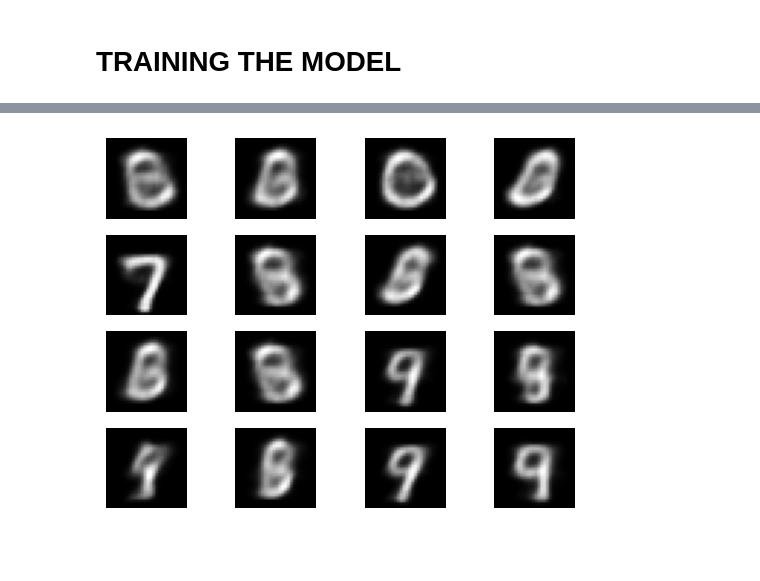
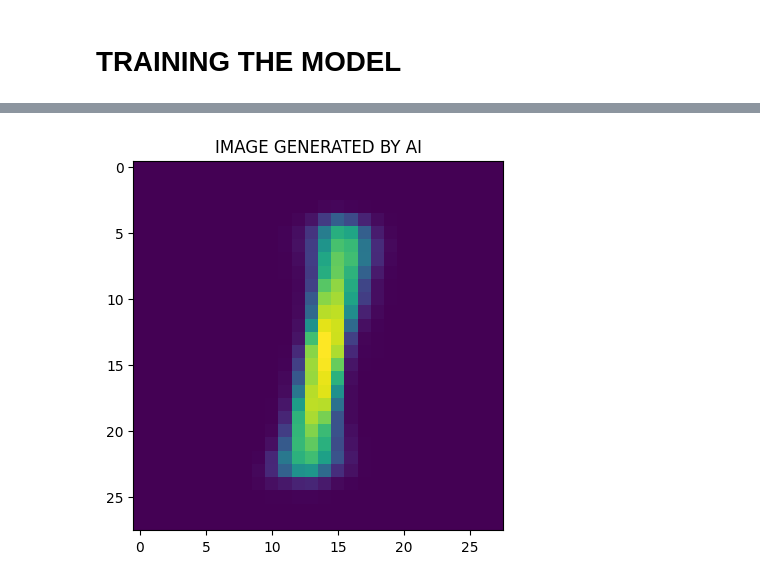
Before and after one commit to HariSkr11/Generating-digit-image-using-Generative-AI, a Jupyter notebook: model.ipynb, the cells around one changed output, grey strips where cells are left out. Cells and saved outputs as stored; diff of their text form; code cells hidden in the pictures; blank space fills up the shorter version.

```diff
--- a/model.ipynb
+++ b/model.ipynb
@@ -151,17 +187,11 @@ def train_step(model,x,optimizer):
 optimizer = tf.keras.optimizers.Adam(1e-4)
 model = CVAR(2,(28,28,1))
 # %%
-def predict(model,epoch,test_sample,save = True):
+def predict(model,test_sample):
     mean,logvar = model.encode(test_sample)
     z = model.reparameterize(mean,logvar)
     predictions = model.sample(z)
-    for i in range(predictions.shape[0]):
-        plt.subplot(4, 4, i + 1)
-        plt.imshow(predictions[i, :, :, 0], cmap='gray')
-        plt.axis('off')
-    if save:
-        plt.savefig("./generation while training/image at epoch {:04d}.png".format(epoch))
-    plt.show()
+    return predictions
 # %%
 for test_batch in test_dataset.take(1):
     test_sample = test_batch[0:16,:,:,:]
@@ -192,8 +228,10 @@ Epoch: 20, Test set ELBO: -165.90089416503906, time elapse for current epoch: 4.
 # %%
-for test_sample in test_dataset.take(100):
-    test_sample = test_sample[:16,:,:,:]
+for test_sample in test_dataset.take(15):
+    test_sample = test_sample[:16]
-# %%
-predict(model,1,test_sample)
-# %% [output]
-[figure, removed]
+# %%
+ax = plt.imshow(predict(model,test_sample)[4])
+plt.title("IMAGE GENERATED BY AI")
+plt.show()
+# %% [output]
+[figure, added]
 # %% [markdown]
```
Also changed, not shown: parts of 8 cells of this notebook.
